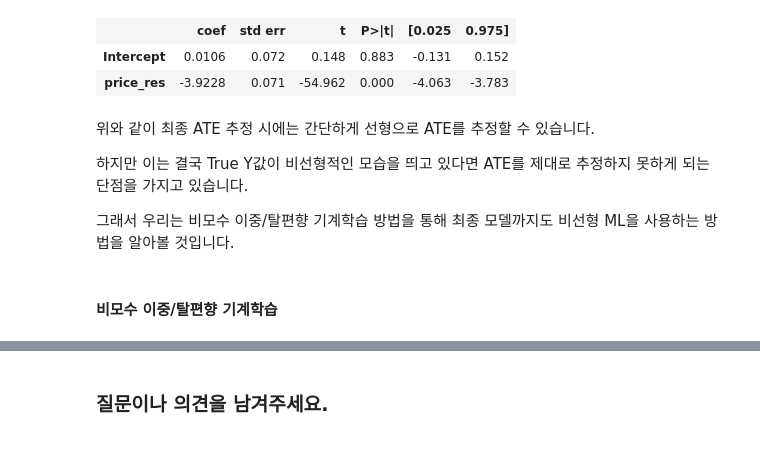
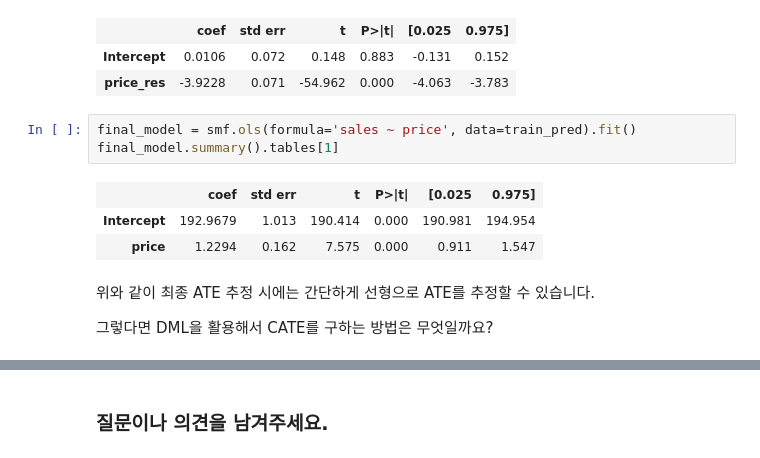
Before and after one commit to Funbucket/awesome-causal-inference-python, a Jupyter notebook: book/ate/propensity_score_and_dml.ipynb, the cells around one changed output, grey strips where cells are left out. Saved outputs shown, nothing was run; the diff lists cells and outputs as text.

```diff
--- a/book/ate/propensity_score_and_dml.ipynb
+++ b/book/ate/propensity_score_and_dml.ipynb
@@ -342,11 +349,14 @@ final_model.summary().tables[1]
 |  | coef | std err | t | P>|t| | [0.025 | 0.975] |
 | Intercept | 0.0106 | 0.072 | 0.148 | 0.883 | -0.131 | 0.152 |
 | price_res | -3.9228 | 0.071 | -54.962 | 0.000 | -4.063 | -3.783 |
-# %% [markdown]
-위와 같이 최종 ATE 추정 시에는 간단하게 선형으로 ATE를 추정할 수 있습니다.
-
-하지만 이는 결국 True Y값이 비선형적인 모습을 띄고 있다면 ATE를 제대로 추정하지 못하게 되는 단점을 가지고 있습니다.
-
-그래서 우리는 비모수 이중/탈편향 기계학습 방법을 통해 최종 모델까지도 비선형 ML을 사용하는 방법을 알아볼 것입니다.
-# %% [markdown]
-#### 비모수 이중/탈편향 기계학습
+# %%
+final_model = smf.ols(formula='sales ~ price', data=train_pred).fit()
+final_model.summary().tables[1]
+# %% [output]
+|  | coef | std err | t | P>|t| | [0.025 | 0.975] |
+| Intercept | 192.9679 | 1.013 | 190.414 | 0.000 | 190.981 | 194.954 |
+| price | 1.2294 | 0.162 | 7.575 | 0.000 | 0.911 | 1.547 |
+# %% [markdown]
+위와 같이 최종 ATE 추정 시에는 간단하게 선형으로 ATE를 추정할 수 있습니다.
+
+그렇다면 DML을 활용해서 CATE를 구하는 방법은 무엇일까요?
```
Also changed, not shown: parts of 20 cells of this notebook.
